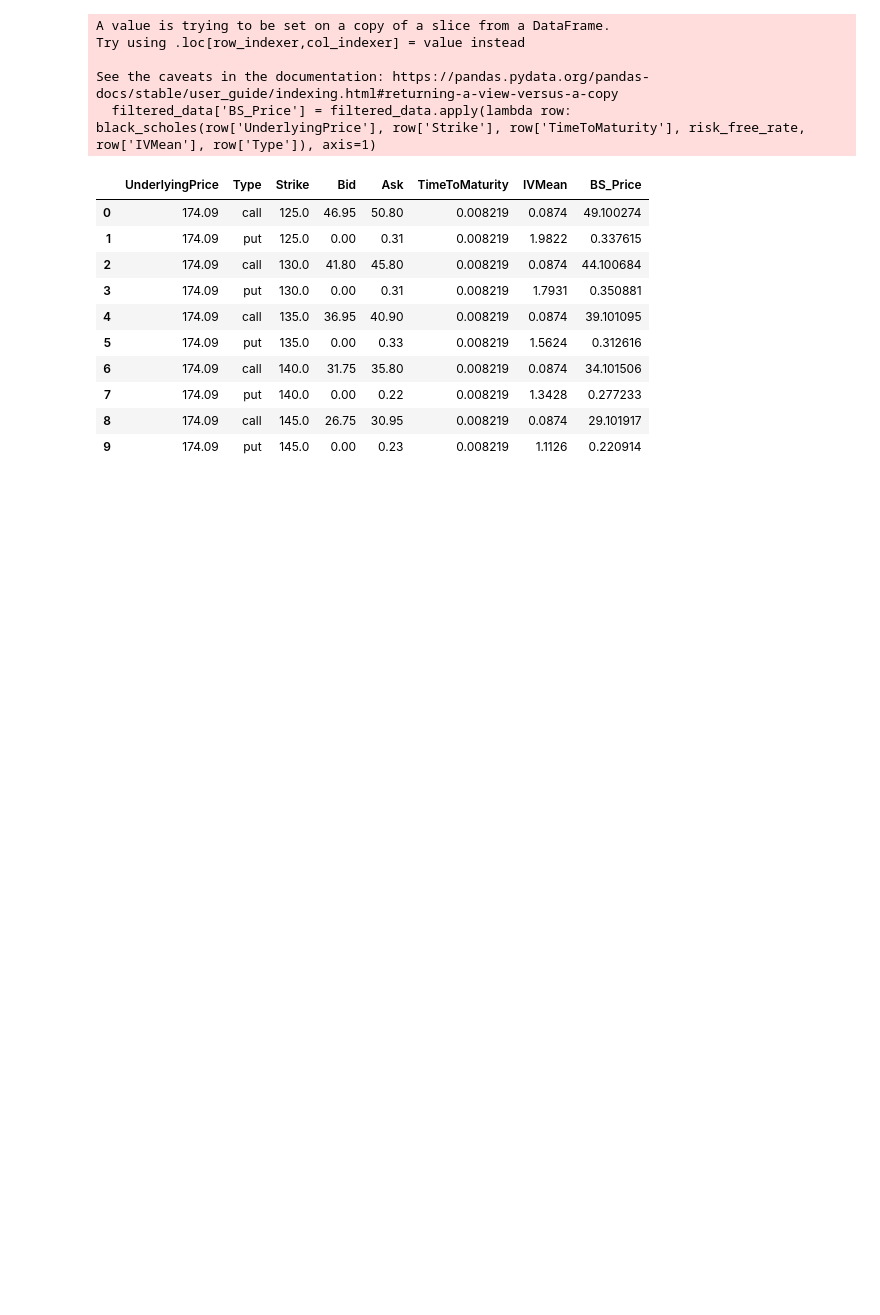
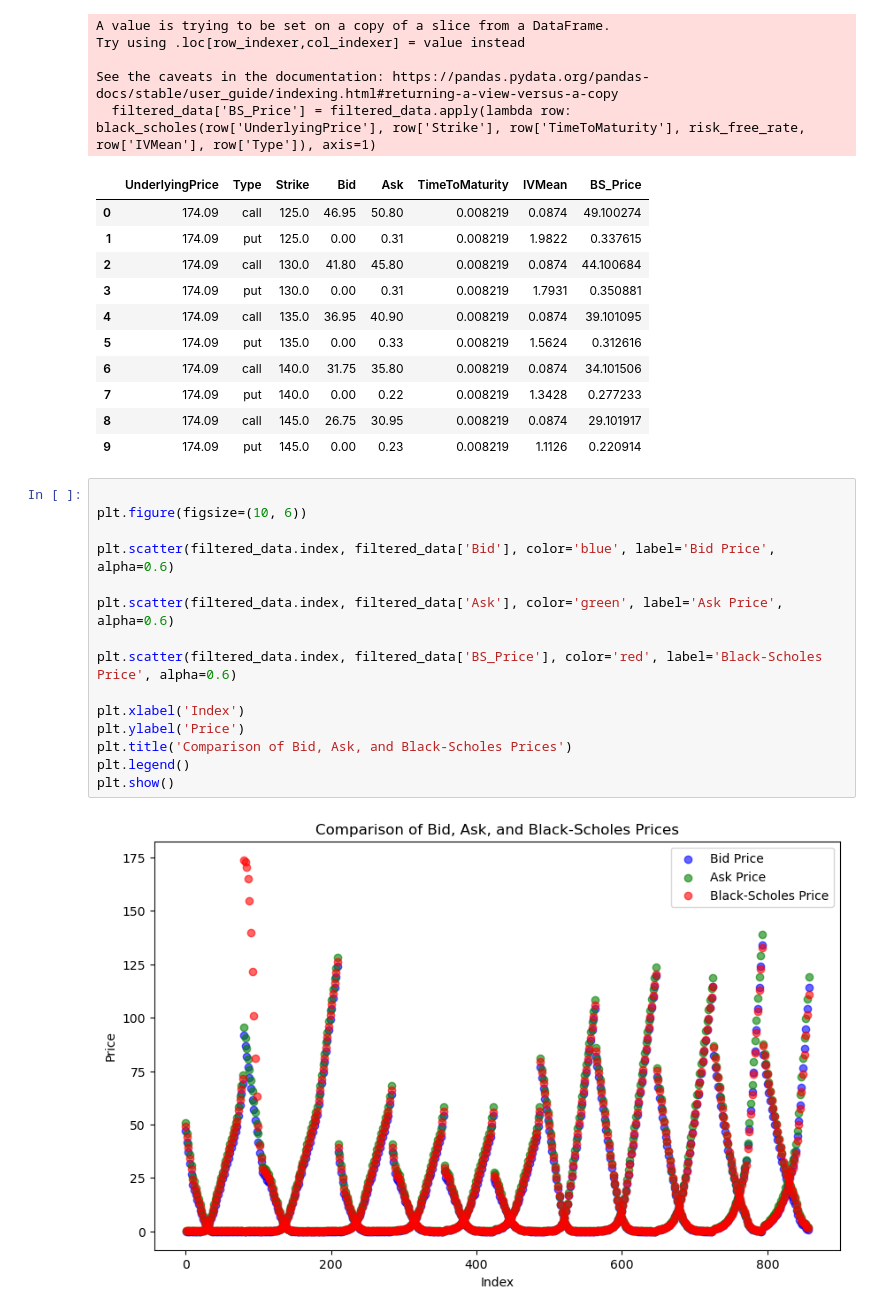
Before and after one commit to Harsh-BH/Option-Pricing-Models, a Jupyter notebook: model.ipynb, the cells around one changed output. Cells and saved outputs as stored; diff of their text form; blank space fills up the shorter version.

```diff
--- a/model.ipynb
+++ b/model.ipynb
@@ -91,3 +91,20 @@ See the caveats in the documentation: https://pandas.pydata.org/pandas-docs/stab
 | 7 | 174.09 | put | 140.0 | 0.00 | 0.22 | 0.008219 | 1.3428 | 0.277233 |
 | 8 | 174.09 | call | 145.0 | 26.75 | 30.95 | 0.008219 | 0.0874 | 29.101917 |
 | 9 | 174.09 | put | 145.0 | 0.00 | 0.23 | 0.008219 | 1.1126 | 0.220914 |
+# %%
+
+plt.figure(figsize=(10, 6))
+
+plt.scatter(filtered_data.index, filtered_data['Bid'], color='blue', label='Bid Price', alpha=0.6)
+
+plt.scatter(filtered_data.index, filtered_data['Ask'], color='green', label='Ask Price', alpha=0.6)
+
+plt.scatter(filtered_data.index, filtered_data['BS_Price'], color='red', label='Black-Scholes Price', alpha=0.6)
+
+plt.xlabel('Index')
+plt.ylabel('Price')
+plt.title('Comparison of Bid, Ask, and Black-Scholes Prices')
+plt.legend()
+plt.show()
+# %% [output]
+[figure, added]
```
